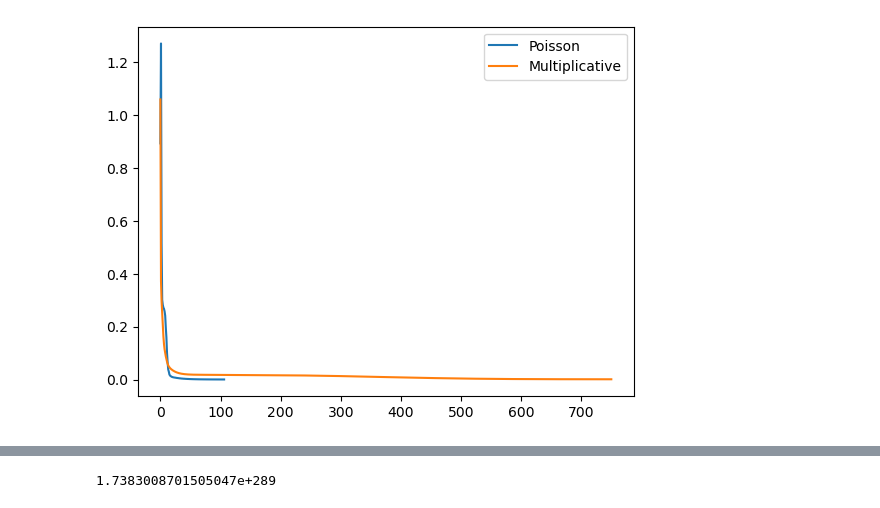
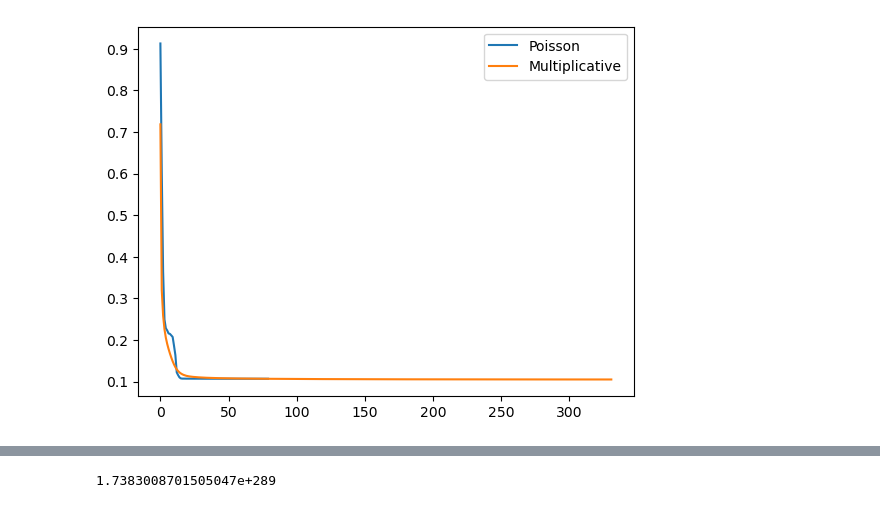
Before and after one commit to IntegrierBar/GeometricTensorFactorization, a Jupyter notebook: Masterarbeit.ipynb, the cells around one changed output, grey strips where cells are left out. Drawn from its saved outputs; the diff is of its cells as text; code cells hidden in the pictures.

```diff
--- a/Masterarbeit.ipynb
+++ b/Masterarbeit.ipynb
@@ -136,18 +198,23 @@ def tensor_factorization_cp_poisson(X, F, error=1e-6, max_iter=500, detailed=Fal
     return A_ns
 # %%
-# TESTING WHAT THE PROBLEM IS WITH LARGE TENSORS
-dimensions = (50, 10, 4)
+# Testing just poisson algo
+tl.set_backend('numpy')
+dimensions = (300, 300, 3)
 F = 2
-A = tl.random.random_cp(dimensions, F, full=True)
-#A = tl.eye(4)
-#print(A)
+noise_scaling = 0.1
+true_solution = tl.random.random_cp(dimensions, F, full=True)
+noise = tl.random.random_tensor(dimensions) * noise_scaling * tl.max(true_solution)
+X = true_solution + noise
+
 start = time.time()
-_, RE_poisson, approx_poisson = tensor_factorization_cp_poisson(A, F, max_iter=100, detailed=True, verbose=True)
+A_ns, RE_poisson, approx_poisson, step_size_modifiers = tensor_factorization_cp_poisson(X, F, max_iter=100, detailed=True, verbose=False)
 end = time.time()
-#print(tl.norm(A-tl.random.random_cp((4, 4, 4), 2, full=True)))
-#plt.figure()
 plt.plot(RE_poisson, label="Poisson")
-plt.plot(RE_mult, label="Multiplicative")
 plt.legend()
 plt.show()
+
+for n, modifiers in enumerate(step_size_modifiers):
+    plt.plot(modifiers, label=n)
+plt.legend()
+plt.show()
 # %% [output]
@@ -172,19 +223,28 @@ gradiend_at_iteration =
 # %%
-dimensions = (30, 30, 4)
+# Comparing on CPU
+tl.set_backend('numpy')
+dimensions = (300, 300, 3)
 F = 2
-A = tl.random.random_cp(dimensions, F, full=True)
+noise_scaling = 0.1
+true_solution = tl.random.random_cp(dimensions, F, full=True)
+noise = tl.random.random_tensor(dimensions) * noise_scaling * tl.max(true_solution)
+X = true_solution + noise
 #A = tl.eye(4)
 #print(A)
 start = time.time()
-_, RE_poisson, approx_poisson = tensor_factorization_cp_poisson(A, F, max_iter=1000, detailed=True, verbose=False)
+_, RE_poisson, approx_poisson, _ = tensor_factorization_cp_poisson(X, F, max_iter=1000, detailed=True, verbose=False)
 end = time.time()
 time_poisson = end - start
 start = time.time()
-_, RE_mult, approx_mult = tensor_factorization_cp_multiplicative(A, F, max_iter=1000, detailed=True, verbose=False)
+_, RE_mult, approx_mult = tensor_factorization_cp_multiplicative(X, F, max_iter=1000, detailed=True, verbose=False)
 end = time.time()
 time_multiplicative = end - start
-print("Poisson algorithm took " + str(time_poisson) + " seconds with " + str(len(RE_poisson)) + " iterations and had final error of " + str(tl.norm(A - approx_poisson)))
-print("Multiplicative algorithm took " + str(time_multiplicative) + " seconds with " + str(len(RE_mult)) + " iterations and had final error of " + str(tl.norm(A - approx_mult)))
+print("Poisson algorithm took " + str(time_poisson) + " seconds with " + str(len(RE_poisson)) + " iterations and had final error of " + str(tl.norm(X - approx_poisson)))
+print("Multiplicative algorithm took " + str(time_multiplicative) + " seconds with " + str(len(RE_mult)) + " iterations and had final error of " + str(tl.norm(X - approx_mult)))
+print("Muliplicative algorithm was " + str(time_poisson/time_multiplicative) + " times faster in total")
+time_per_iteration_poisson = time_poisson / (len(RE_poisson) - 1)
+time_per_iteration_mult = time_multiplicative / (len(RE_mult) - 1)
+print("Muliplicative algorithm was " + str(time_per_iteration_poisson/time_per_iteration_mult) + " times faster per iteration")
 #print(tl.norm(A-tl.random.random_cp((4, 4, 4), 2, full=True)))
 #plt.figure()
 plt.plot(RE_poisson, label="Poisson")
@@ -197 +259 @@ Multiplicative algorithm took 0.13199996948242188 seconds with 751 iterations an
-[figure, old version]
+[figure, new version]
```
Also changed, not shown: parts of 8 cells of this notebook.
